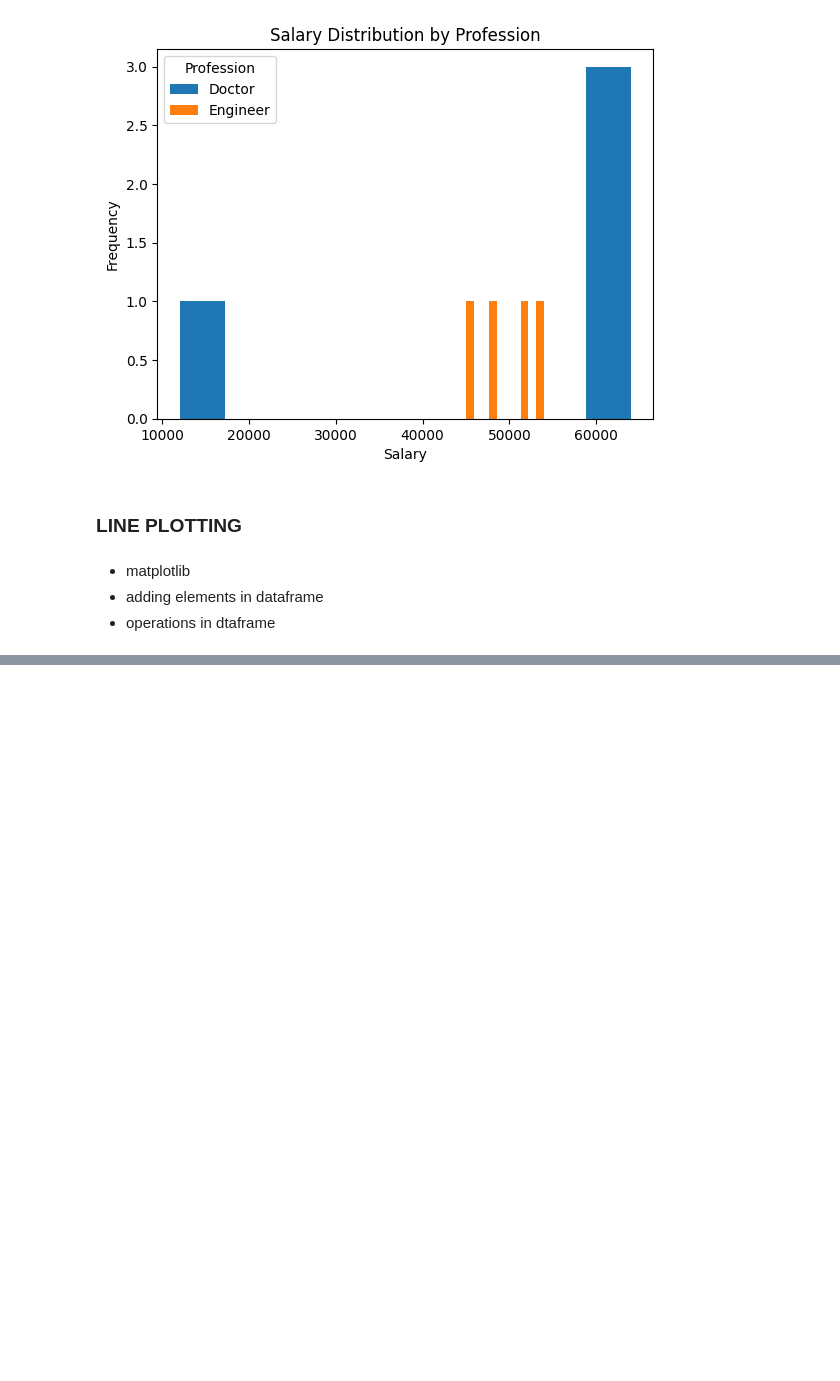
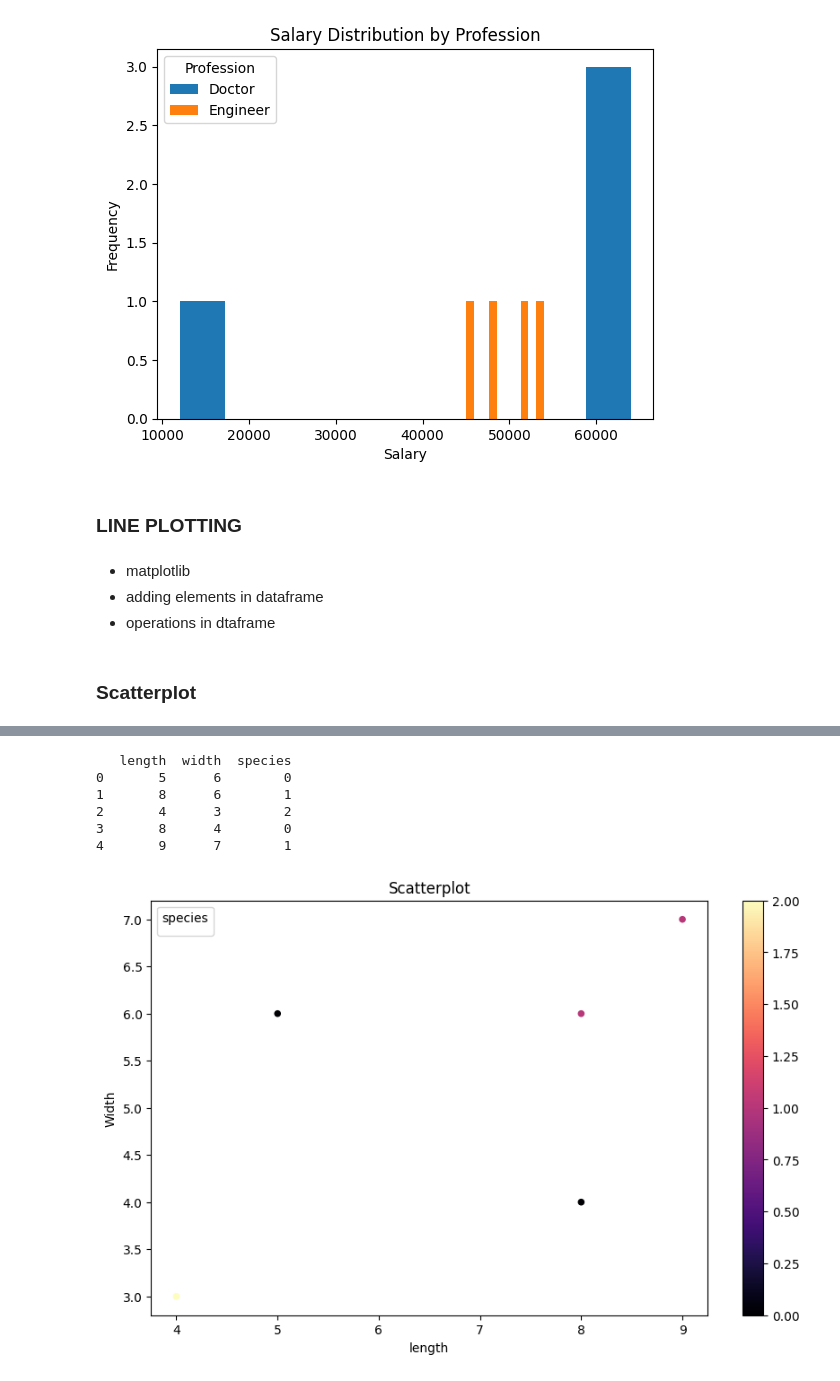
Before and after one commit to NeerajaJayanthy/Data-Visualisation-using-python, a Jupyter notebook: module_1.ipynb, the cells around one changed output, grey strips where cells are left out. Cells and saved outputs as stored; diff of their text form; code cells hidden in the pictures; blank space fills up the shorter version.

```diff
--- a/module_1.ipynb
+++ b/module_1.ipynb
@@ -319,3 +319,22 @@ lines=df.plot.line()
 *  matplotlib
 * adding  elements in dataframe
 * operations in dtaframe
+# %% [markdown]
+### Scatterplot
+# %%
+import pandas as pd
+import matplotlib.pyplot as plt
+df=pd.DataFrame([[5,6,0],[8,6,1],[4,3,2],[8,4,0],[9,7,1]],
+                columns=['length','width','species'])
+print(df)
+df.plot.scatter(x='length',
+                y='width',
+                c=df['species'],
+                colormap='magma',
+                figsize=(10,6))
+plt.xlabel('length')
+plt.ylabel('Width')
+plt.legend(title='species')
+plt.title('Scatterplot')
+plt.show()
+# %% [output]
@@ -321,0 +342,7 @@ lines=df.plot.line()
+   length  width  species
+0       5      6        0
+1       8      6        1
+2       4      3        2
+3       8      4        0
+4       9      7        1
+[figure, added]
```
Also changed, not shown: parts of 4 cells of this notebook.
